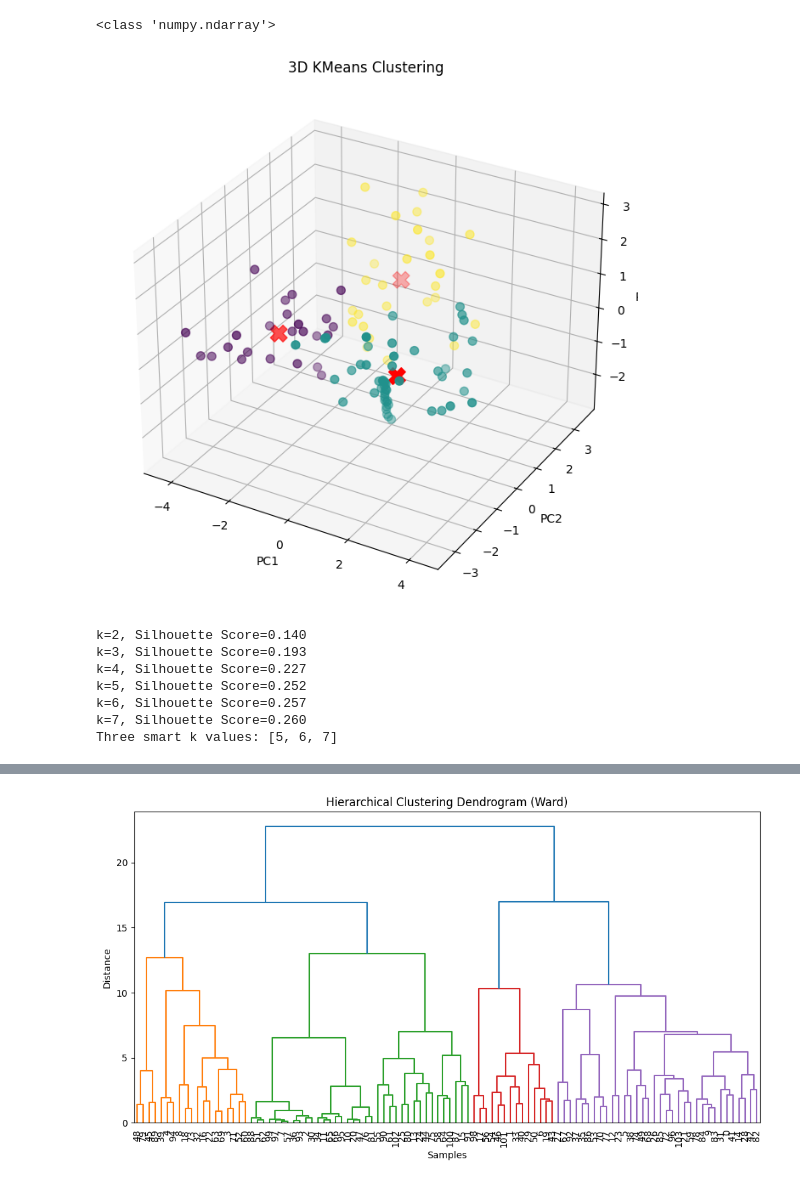
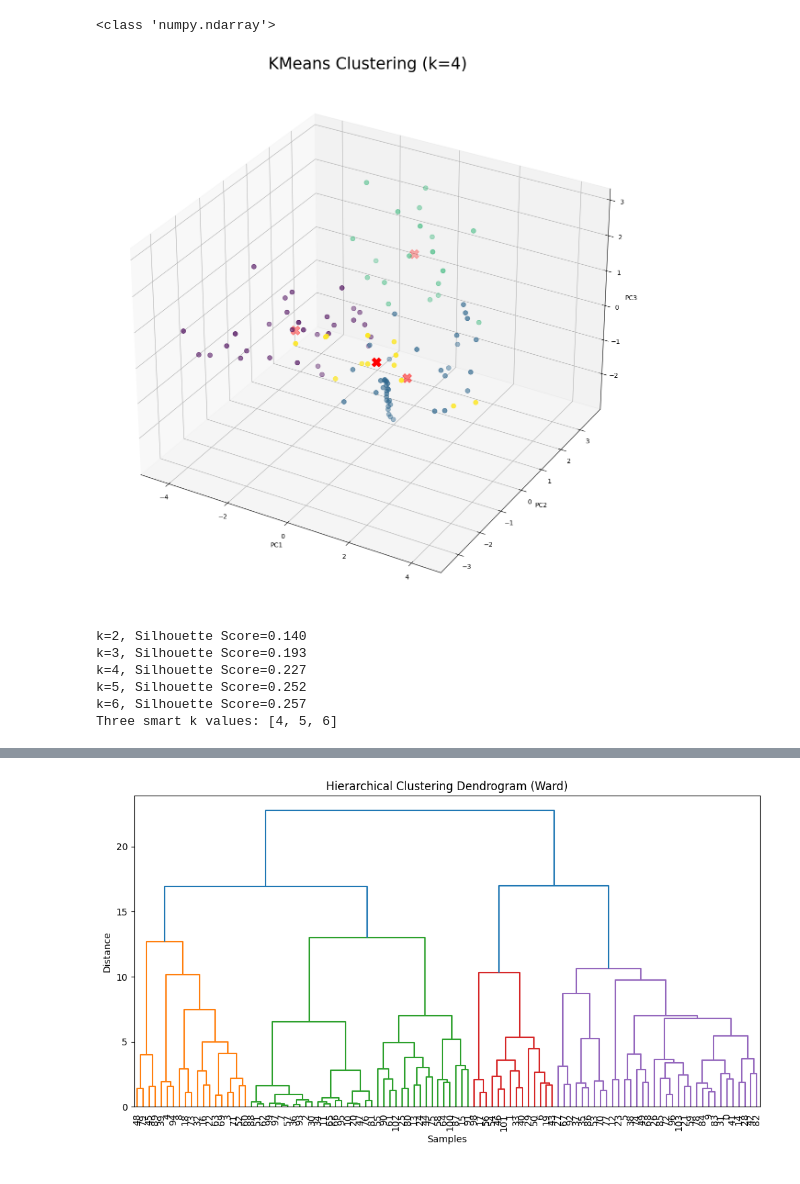
Before and after one commit to mattgonz0/ML_Project_ACNH, a Jupyter notebook: AC_KMeans.ipynb, the cells around one changed output, grey strips where cells are left out. Saved outputs shown, nothing was run; the diff lists cells and outputs as text; code cells hidden in the pictures.

```diff
--- a/AC_KMeans.ipynb
+++ b/AC_KMeans.ipynb
@@ -81,7 +81,7 @@ pca = PCA(n_components=3)
 t_pca = pca.fit_transform(turnip)
 # %%
 # Initialize KMeans with the number of clusters (e.g., 3)
-kmeans = KMeans(n_clusters=3, random_state=42)
+kmeans = KMeans(n_clusters=4, random_state=42)
 kmeans.fit(t_pca)  # or X_scaled if not reducing dimensions
 
 # Cluster labels for each point
@@ -92,35 +92,35 @@ centers = kmeans.cluster_centers_
 # %%
 import matplotlib.pyplot as plt
 from mpl_toolkits.mplot3d import Axes3D  # needed for 3D plotting
 
 # Assume X_pca is 3D (n_samples x 3) and labels/centers are from KMeans
-fig = plt.figure(figsize=(10, 8))
+fig = plt.figure(figsize=(15, 20))
 ax = fig.add_subplot(111, projection='3d')
 
 # Plot the points, colored by cluster
 scatter = ax.scatter(
     t_pca[:, 0], t_pca[:, 1], t_pca[:, 2],
     c=labels, cmap='viridis', s=50
 )
 
 # Plot the cluster centers
 ax.scatter(
     centers[:, 0], centers[:, 1], centers[:, 2],
     c='red', s=200, marker='X'
 )
 
-ax.set_title("3D KMeans Clustering")
+ax.set_title("KMeans Clustering (k=4)", fontsize=25)
 ax.set_xlabel("PC1")
 ax.set_ylabel("PC2")
 ax.set_zlabel("PC3")
-
+plt.savefig("3D_KMeans.png")
 plt.show()
 # %% [output]
-[figure, old version]
+[figure, new version]
 # %%
 from sklearn.metrics import silhouette_score
 sil_scores = []
-k_values = range(2, 8)  # try k = 2 to 7
+k_values = range(2, 7)  # try k = 2 to 7
 for k in k_values:
     kmeans = KMeans(n_clusters=k, random_state=42)
     labels = kmeans.fit_predict(turnip)
@@ -141,8 +141,7 @@ k=3, Silhouette Score=0.193
 k=4, Silhouette Score=0.227
 k=5, Silhouette Score=0.252
 k=6, Silhouette Score=0.257
-k=7, Silhouette Score=0.260
-Three smart k values: [5, 6, 7]
+Three smart k values: [4, 5, 6]
 # %%
 for k in smart_k_values:
     kmeans = KMeans(n_clusters=k, random_state=42)
```
Also changed, not shown: parts of 4 cells of this notebook, 18 other files.
